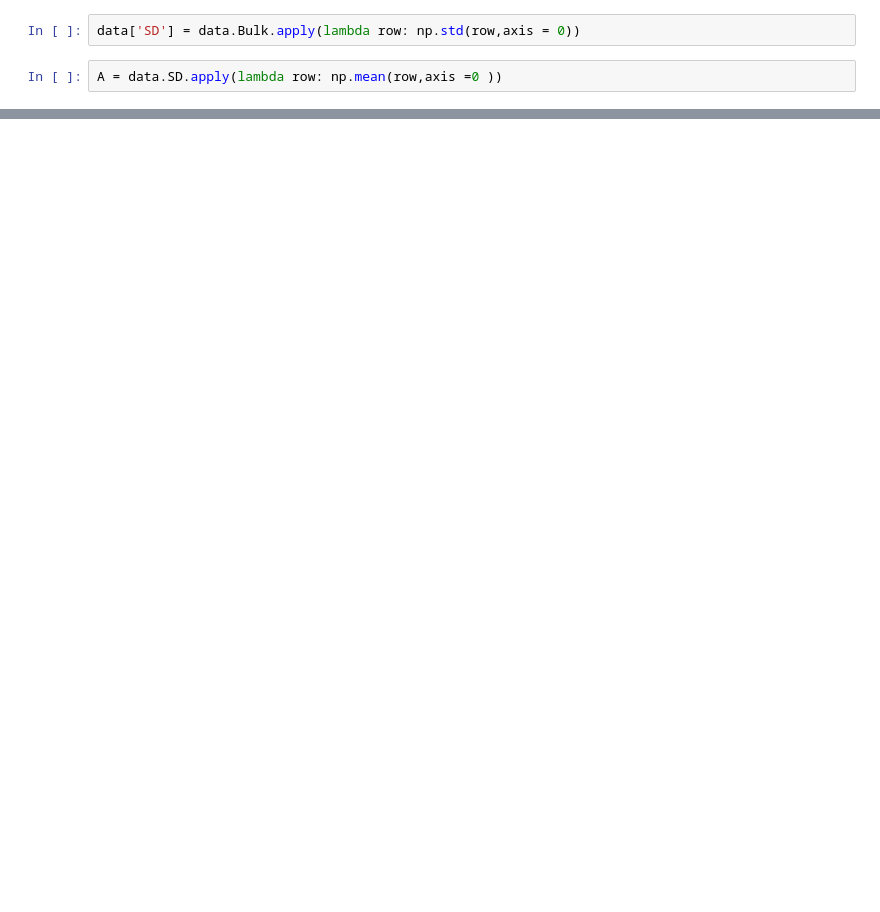
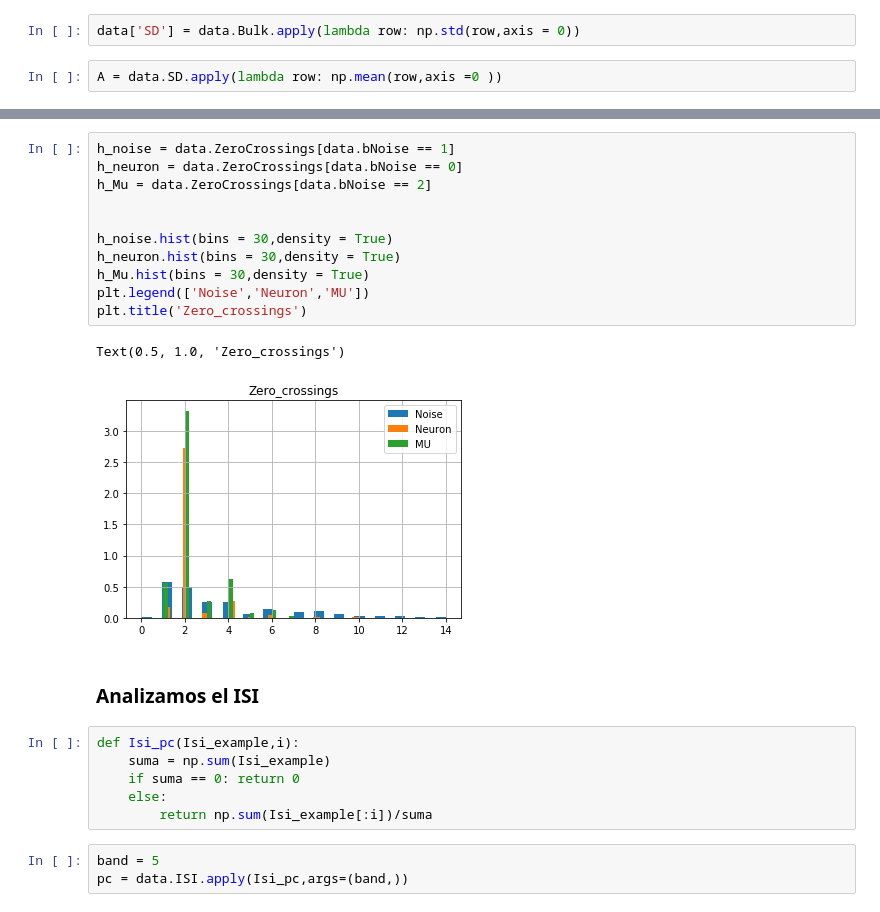
Before and after one commit to Naroloal/Noise-neuron-discriminator, a Jupyter notebook: Analisis_data_all_sessions_cleaned.ipynb, the cells around one changed output, grey strips where cells are left out. Saved outputs shown, nothing was run; the diff lists cells and outputs as text; blank space fills up the shorter version.

```diff
--- a/Analisis_data_all_sessions_cleaned.ipynb
+++ b/Analisis_data_all_sessions_cleaned.ipynb
@@ -64,0 +96,25 @@ Text(0.5, 1.0, 'derivative in the peak, i = 20')
+# %%
+h_noise = data.ZeroCrossings[data.bNoise == 1]
+h_neuron = data.ZeroCrossings[data.bNoise == 0]
+h_Mu = data.ZeroCrossings[data.bNoise == 2]
+
+
+h_noise.hist(bins = 30,density = True)
+h_neuron.hist(bins = 30,density = True)
+h_Mu.hist(bins = 30,density = True)
+plt.legend(['Noise','Neuron','MU'])
+plt.title('Zero_crossings')
+# %% [output]
+Text(0.5, 1.0, 'Zero_crossings')
+[figure, added]
+# %% [markdown]
+### Analizamos el ISI
+# %%
+def Isi_pc(Isi_example,i):
+    suma = np.sum(Isi_example)
+    if suma == 0: return 0
+    else:
+        return np.sum(Isi_example[:i])/suma
+# %%
+band = 5
+pc = data.ISI.apply(Isi_pc,args=(band,))
```
Also changed, not shown: parts of 25 cells of this notebook, 8 other files.
